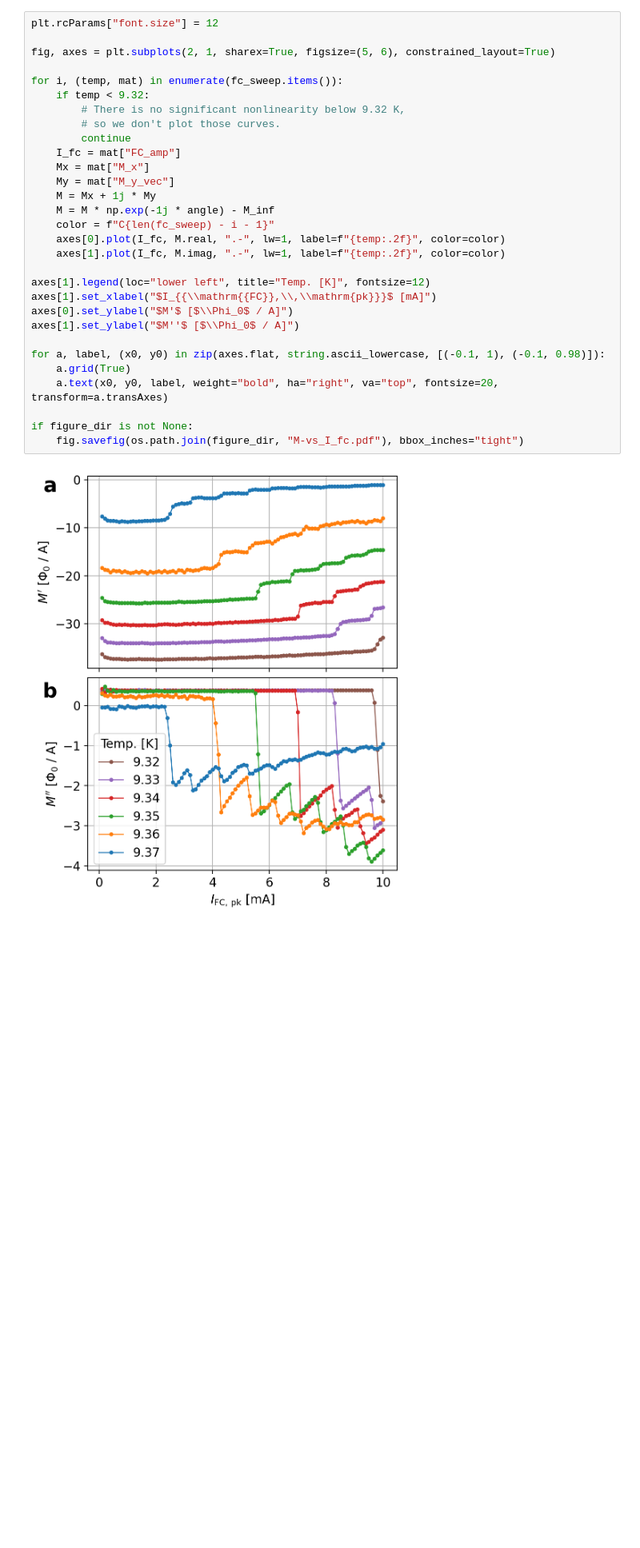
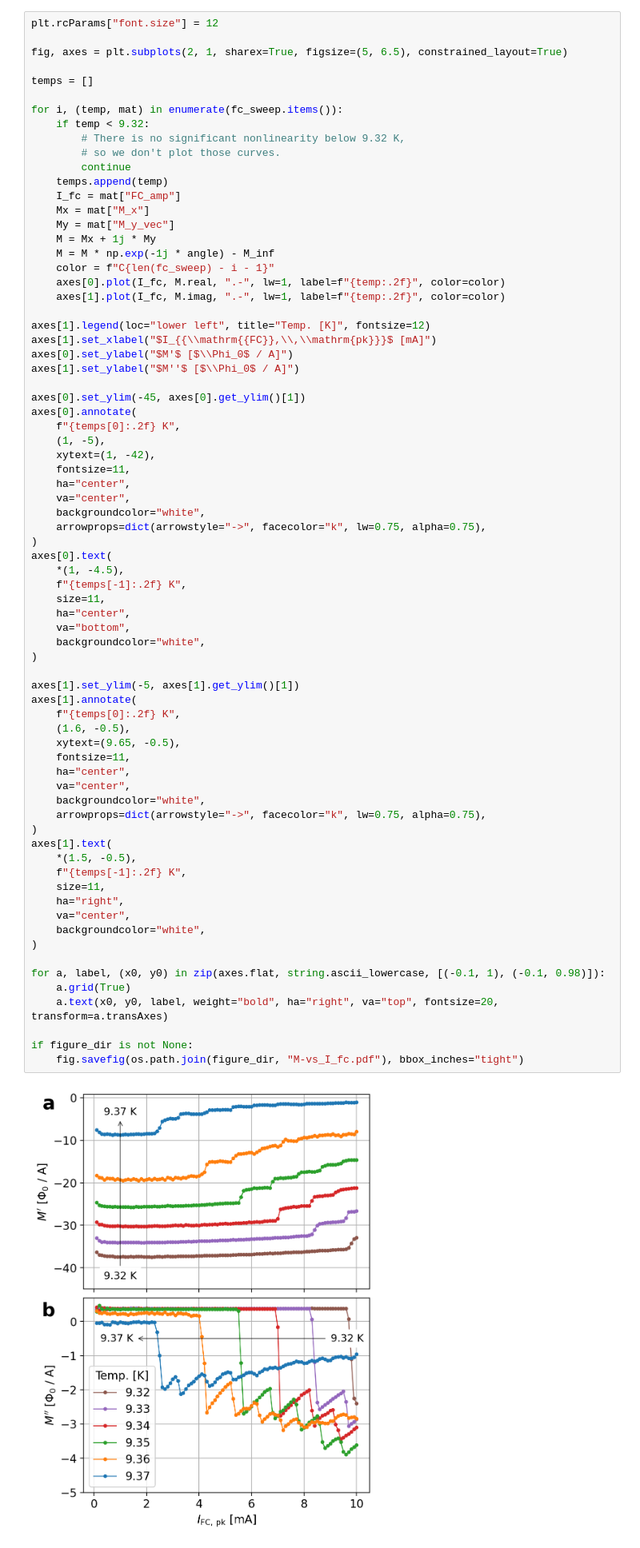
Before and after one commit to loganbvh/vortex-dynamics-induced-by-scanning-squid, a Jupyter notebook: notebooks/figure-2-and-3.ipynb, the cells around one changed output. Shown at 80% size. Saved outputs shown, nothing was run; the diff lists cells and outputs as text; blank space fills up the shorter version.

Commit message:
Update notebooks, figures

```diff
--- a/notebooks/figure-2-and-3.ipynb
+++ b/notebooks/figure-2-and-3.ipynb
@@ -252,32 +291,75 @@ for p in sorted(os.listdir(path), key=get_temp):
 # %%
 plt.rcParams["font.size"] = 12
 
-fig, axes = plt.subplots(2, 1, sharex=True, figsize=(5, 6), constrained_layout=True)
+fig, axes = plt.subplots(2, 1, sharex=True, figsize=(5, 6.5), constrained_layout=True)
+
+temps = []
 
 for i, (temp, mat) in enumerate(fc_sweep.items()):
     if temp < 9.32:
         # There is no significant nonlinearity below 9.32 K,
         # so we don't plot those curves.
         continue
+    temps.append(temp)
     I_fc = mat["FC_amp"]
     Mx = mat["M_x"]
     My = mat["M_y_vec"]
     M = Mx + 1j * My
     M = M * np.exp(-1j * angle) - M_inf
     color = f"C{len(fc_sweep) - i - 1}"
     axes[0].plot(I_fc, M.real, ".-", lw=1, label=f"{temp:.2f}", color=color)
     axes[1].plot(I_fc, M.imag, ".-", lw=1, label=f"{temp:.2f}", color=color)
 
 axes[1].legend(loc="lower left", title="Temp. [K]", fontsize=12)
 axes[1].set_xlabel("$I_{{\\mathrm{{FC}},\\,\\mathrm{pk}}}$ [mA]")
 axes[0].set_ylabel("$M'$ [$\\Phi_0$ / A]")
 axes[1].set_ylabel("$M''$ [$\\Phi_0$ / A]")
 
+axes[0].set_ylim(-45, axes[0].get_ylim()[1])
+axes[0].annotate(
+    f"{temps[0]:.2f} K",
+    (1, -5),
+    xytext=(1, -42),
+    fontsize=11,
+    ha="center",
+    va="center",
+    backgroundcolor="white",
+    arrowprops=dict(arrowstyle="->", facecolor="k", lw=0.75, alpha=0.75),
+)
+axes[0].text(
+    *(1, -4.5),
+    f"{temps[-1]:.2f} K",
+    size=11,
+    ha="center",
+    va="bottom",
+    backgroundcolor="white",
+)
+
+axes[1].set_ylim(-5, axes[1].get_ylim()[1])
+axes[1].annotate(
+    f"{temps[0]:.2f} K",
+    (1.6, -0.5),
+    xytext=(9.65, -0.5),
+    fontsize=11,
+    ha="center",
+    va="center",
+    backgroundcolor="white",
+    arrowprops=dict(arrowstyle="->", facecolor="k", lw=0.75, alpha=0.75),
+)
+axes[1].text(
+    *(1.5, -0.5),
+    f"{temps[-1]:.2f} K",
+    size=11,
+    ha="right",
+    va="center",
+    backgroundcolor="white",
+)
+
 for a, label, (x0, y0) in zip(axes.flat, string.ascii_lowercase, [(-0.1, 1), (-0.1, 0.98)]):
     a.grid(True)
     a.text(x0, y0, label, weight="bold", ha="right", va="top", fontsize=20, transform=a.transAxes)
 
 if figure_dir is not None:
     fig.savefig(os.path.join(figure_dir, "M-vs_I_fc.pdf"), bbox_inches="tight")
 # %% [output]
-[figure, old version]
+[figure, new version]
```
Also changed, not shown: parts of 1 cell of this notebook, 18 other files.
